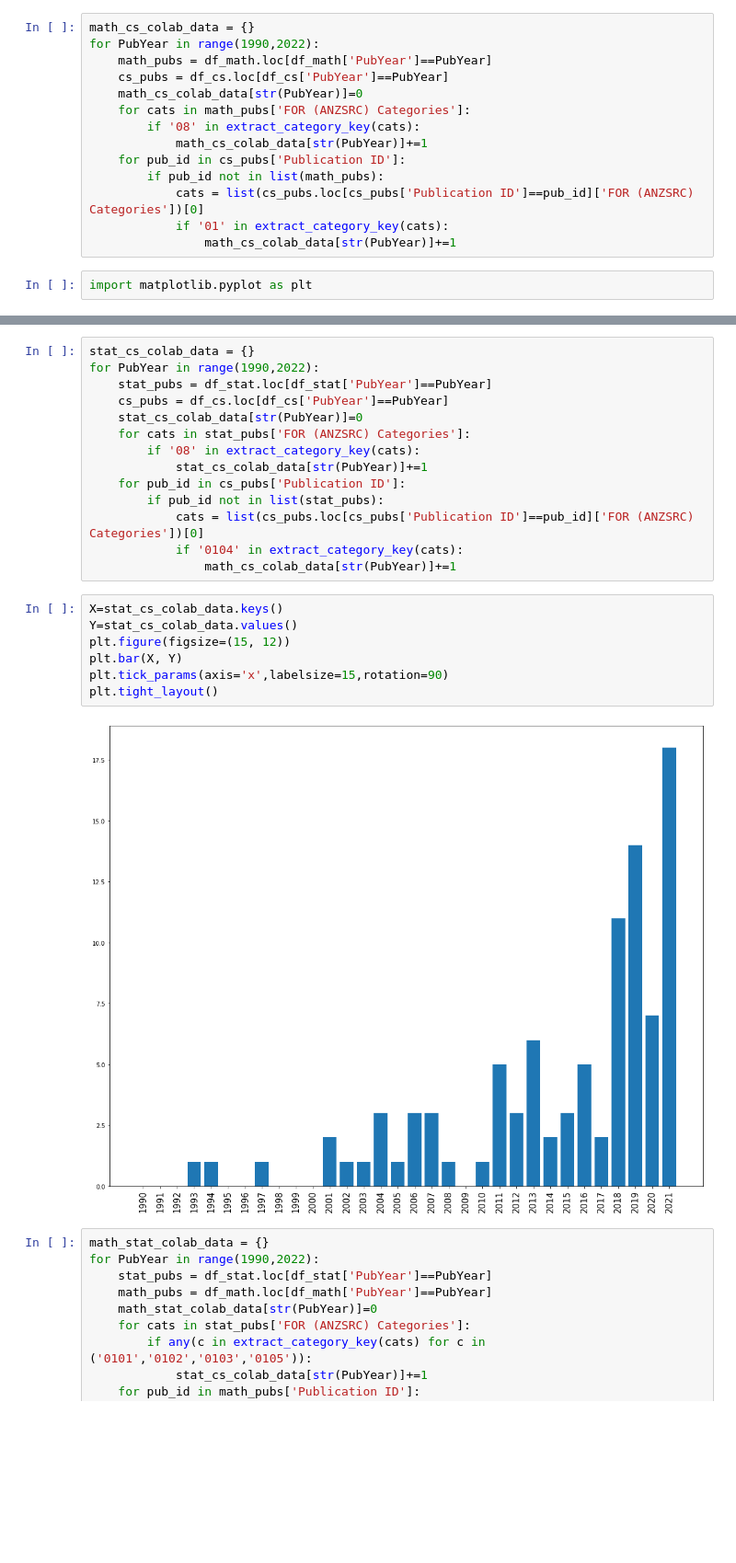
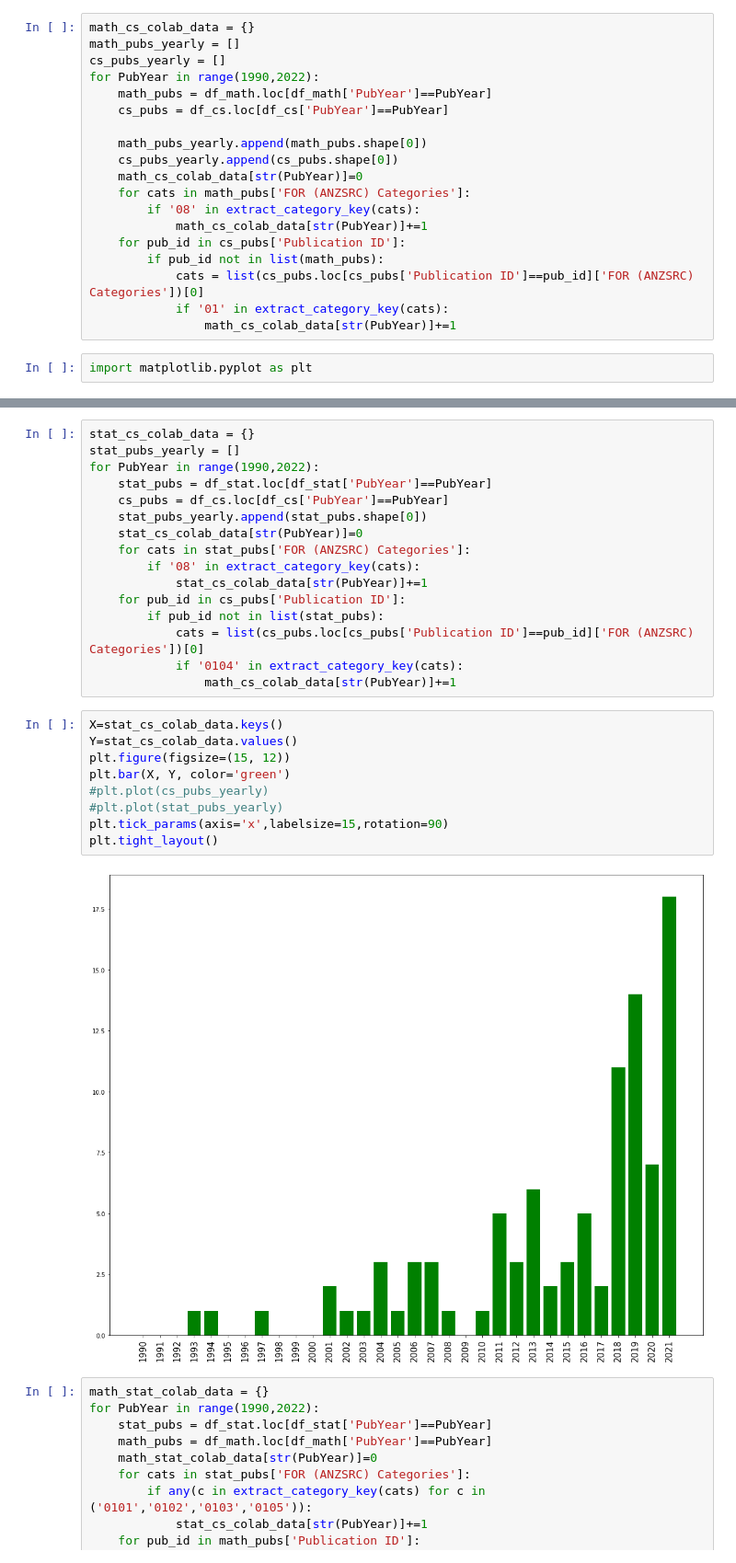
Before and after one commit to ManaswineeB/TAMIDSBeanQueens, a Jupyter notebook: arxiv_api.ipynb, the cells around one changed output, grey strips where cells are left out. Shown at 92% size. Cells and saved outputs as stored; diff of their text form; blank space fills up the shorter version.

```diff
--- a/arxiv_api.ipynb
+++ b/arxiv_api.ipynb
@@ -301,9 +301,14 @@ def extract_category_key(cats):
     return cats.split(';')
 # %%
 math_cs_colab_data = {}
+math_pubs_yearly = []
+cs_pubs_yearly = []
 for PubYear in range(1990,2022):
     math_pubs = df_math.loc[df_math['PubYear']==PubYear]
     cs_pubs = df_cs.loc[df_cs['PubYear']==PubYear]
+
+    math_pubs_yearly.append(math_pubs.shape[0])
+    cs_pubs_yearly.append(cs_pubs.shape[0])
     math_cs_colab_data[str(PubYear)]=0
     for cats in math_pubs['FOR (ANZSRC) Categories']:
         if '08' in extract_category_key(cats):
@@ -327,8 +334,10 @@ plt.tight_layout()
 # %%
 stat_cs_colab_data = {}
+stat_pubs_yearly = []
 for PubYear in range(1990,2022):
     stat_pubs = df_stat.loc[df_stat['PubYear']==PubYear]
     cs_pubs = df_cs.loc[df_cs['PubYear']==PubYear]
+    stat_pubs_yearly.append(stat_pubs.shape[0])
     stat_cs_colab_data[str(PubYear)]=0
     for cats in stat_pubs['FOR (ANZSRC) Categories']:
         if '08' in extract_category_key(cats):
@@ -341,12 +350,14 @@ for PubYear in range(1990,2022):
 # %%
 X=stat_cs_colab_data.keys()
 Y=stat_cs_colab_data.values()
 plt.figure(figsize=(15, 12))
-plt.bar(X, Y)
+plt.bar(X, Y, color='green')
+#plt.plot(cs_pubs_yearly)
+#plt.plot(stat_pubs_yearly)
 plt.tick_params(axis='x',labelsize=15,rotation=90)
 plt.tight_layout()
 # %% [output]
-[figure, old version]
+[figure, new version]
 # %%
 math_stat_colab_data = {}
 for PubYear in range(1990,2022):
```
Also changed, not shown: parts of 2 cells of this notebook, 7 other files.
